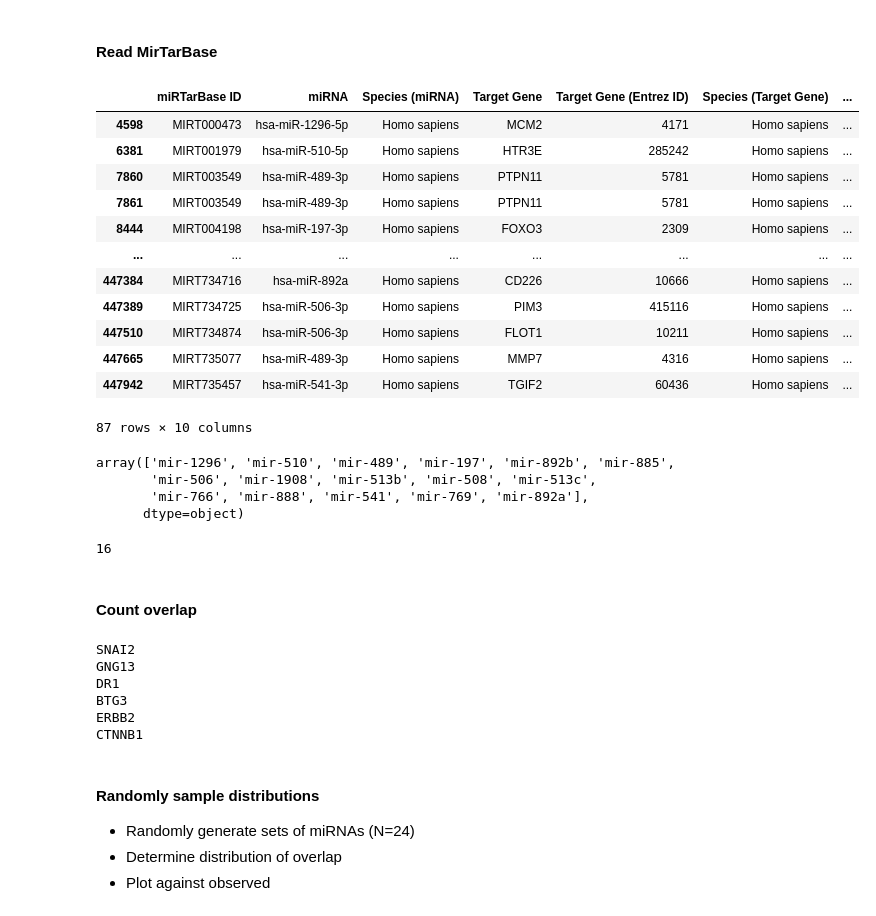
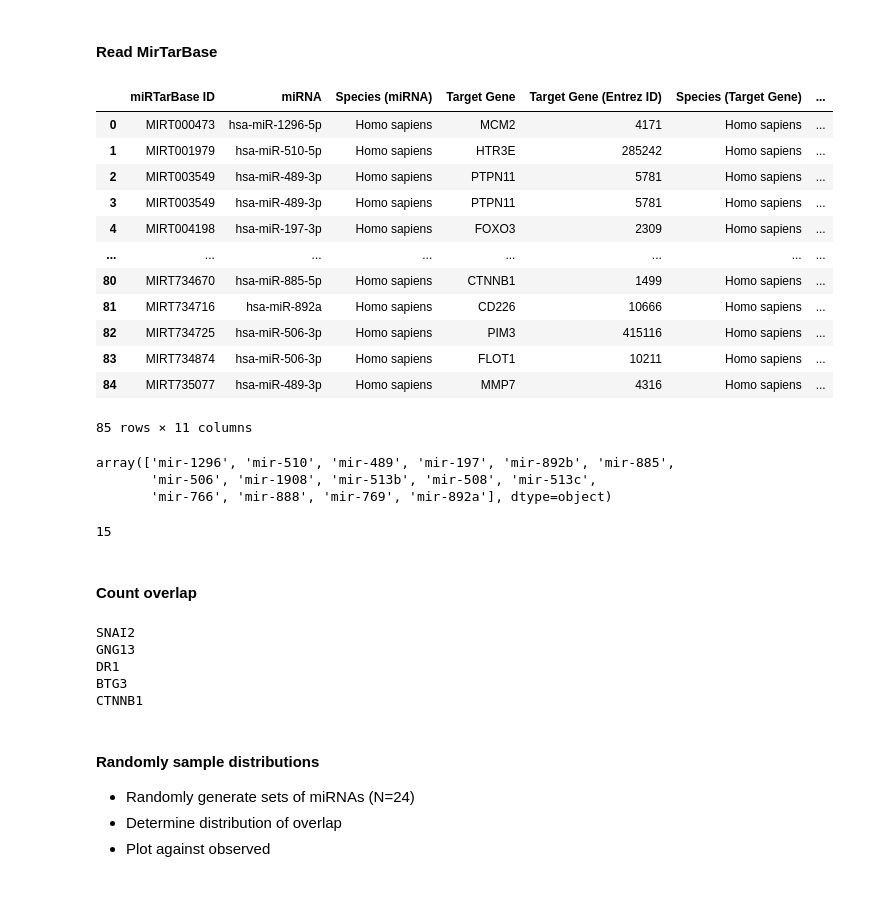
Before and after one commit to felixlangschied/rodent_loss, a Jupyter notebook: analyses/compensation_integration/notebooks/mirtarbase_network.ipynb, the cells around one changed output. Drawn from its saved outputs; the diff is of its cells as text; code cells hidden in the pictures.

Commit message:
lost targets check

```diff
--- a/analyses/compensation_integration/notebooks/mirtarbase_network.ipynb
+++ b/analyses/compensation_integration/notebooks/mirtarbase_network.ipynb
@@ -2,12 +2,13 @@
 ## Find all human miRNAs from families lost in mice and extract their miRBase id
 # %%
 import pandas as pd
-
+from pathlib import Path
+PROJECTDIR = Path('.').resolve().parents[2]
 
 ##########################################################################################################
 # input
 seedpath = '../data/hsa_seedinfo.txt'
-lostfampath = '../data/all_rodentlost_mirfams.list'
+lostfampath = f'{PROJECTDIR}/external_data/all_rodentlost_mirfams.list'
 mirtarpath = '../data/miRTarBase_9_MTI.csv'
 
 # output
@@ -97,37 +98,39 @@ if strong_MTI_only:
 # %%
 #lost_mirbase = ['hsa-' + mirid.replace('mir', 'miR') for mirid in lasfam_map.mirbase_id]
 
 
 def mirbase2fam(x):
     return '-'.join(x.replace('miR', 'mir').split('-')[1:3])
 
 human_targets['mirbase_fam'] = human_targets.miRNA.apply(mirbase2fam)
 
 
 lost_human_targets = human_targets[human_targets.mirbase_fam.isin(lasfam_map.mirbase_id)]
+lost_human_targets = lost_human_targets.rename(columns={'mirbase_fam': 'mirbase_id'})
+lost_human_targets = lost_human_targets.merge(lasfam_map)
+lost_human_targets = lost_human_targets.rename(columns={'mirbase_id': 'mirbase_fam'})
 display(lost_human_targets)
 
 display(lost_human_targets.mirbase_fam.unique())
 display(len(lost_human_targets.mirbase_fam.unique()))
 # %% [output]
 |  | miRTarBase ID | miRNA | Species (miRNA) | Target Gene | Target Gene (Entrez ID) | Species (Target Gene) | ... |
-| 4598 | MIRT000473 | hsa-miR-1296-5p | Homo sapiens | MCM2 | 4171 | Homo sapiens | ... |
-| 6381 | MIRT001979 | hsa-miR-510-5p | Homo sapiens | HTR3E | 285242 | Homo sapiens | ... |
-| 7860 | MIRT003549 | hsa-miR-489-3p | Homo sapiens | PTPN11 | 5781 | Homo sapiens | ... |
-| 7861 | MIRT003549 | hsa-miR-489-3p | Homo sapiens | PTPN11 | 5781 | Homo sapiens | ... |
-| 8444 | MIRT004198 | hsa-miR-197-3p | Homo sapiens | FOXO3 | 2309 | Homo sapiens | ... |
+| 0 | MIRT000473 | hsa-miR-1296-5p | Homo sapiens | MCM2 | 4171 | Homo sapiens | ... |
+| 1 | MIRT001979 | hsa-miR-510-5p | Homo sapiens | HTR3E | 285242 | Homo sapiens | ... |
+| 2 | MIRT003549 | hsa-miR-489-3p | Homo sapiens | PTPN11 | 5781 | Homo sapiens | ... |
+| 3 | MIRT003549 | hsa-miR-489-3p | Homo sapiens | PTPN11 | 5781 | Homo sapiens | ... |
+| 4 | MIRT004198 | hsa-miR-197-3p | Homo sapiens | FOXO3 | 2309 | Homo sapiens | ... |
 | ... | ... | ... | ... | ... | ... | ... | ... |
-| 447384 | MIRT734716 | hsa-miR-892a | Homo sapiens | CD226 | 10666 | Homo sapiens | ... |
-| 447389 | MIRT734725 | hsa-miR-506-3p | Homo sapiens | PIM3 | 415116 | Homo sapiens | ... |
-| 447510 | MIRT734874 | hsa-miR-506-3p | Homo sapiens | FLOT1 | 10211 | Homo sapiens | ... |
-| 447665 | MIRT735077 | hsa-miR-489-3p | Homo sapiens | MMP7 | 4316 | Homo sapiens | ... |
-| 447942 | MIRT735457 | hsa-miR-541-3p | Homo sapiens | TGIF2 | 60436 | Homo sapiens | ... |
+| 80 | MIRT734670 | hsa-miR-885-5p | Homo sapiens | CTNNB1 | 1499 | Homo sapiens | ... |
+| 81 | MIRT734716 | hsa-miR-892a | Homo sapiens | CD226 | 10666 | Homo sapiens | ... |
+| 82 | MIRT734725 | hsa-miR-506-3p | Homo sapiens | PIM3 | 415116 | Homo sapiens | ... |
+| 83 | MIRT734874 | hsa-miR-506-3p | Homo sapiens | FLOT1 | 10211 | Homo sapiens | ... |
+| 84 | MIRT735077 | hsa-miR-489-3p | Homo sapiens | MMP7 | 4316 | Homo sapiens | ... |
-87 rows × 10 columns
+85 rows × 11 columns
 array(['mir-1296', 'mir-510', 'mir-489', 'mir-197', 'mir-892b', 'mir-885',
        'mir-506', 'mir-1908', 'mir-513b', 'mir-508', 'mir-513c',
-       'mir-766', 'mir-888', 'mir-541', 'mir-769', 'mir-892a'],
-      dtype=object)
+       'mir-766', 'mir-888', 'mir-769', 'mir-892a'], dtype=object)
-16
+15
 # %% [markdown]
 #### Count overlap
 # %%
@@ -145,7 +148,6 @@ SNAI2
 GNG13
 DR1
 BTG3
-ERBB2
 CTNNB1
 # %% [markdown]
 #### Randomly sample distributions
```
Also changed, not shown: parts of 3 cells of this notebook, 4 other files.
